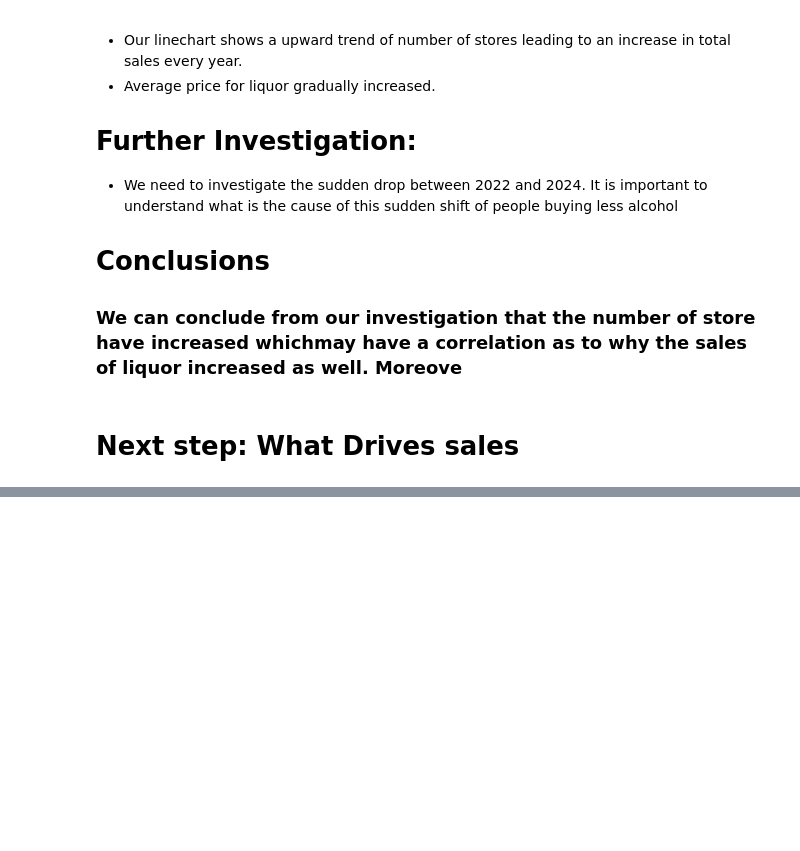
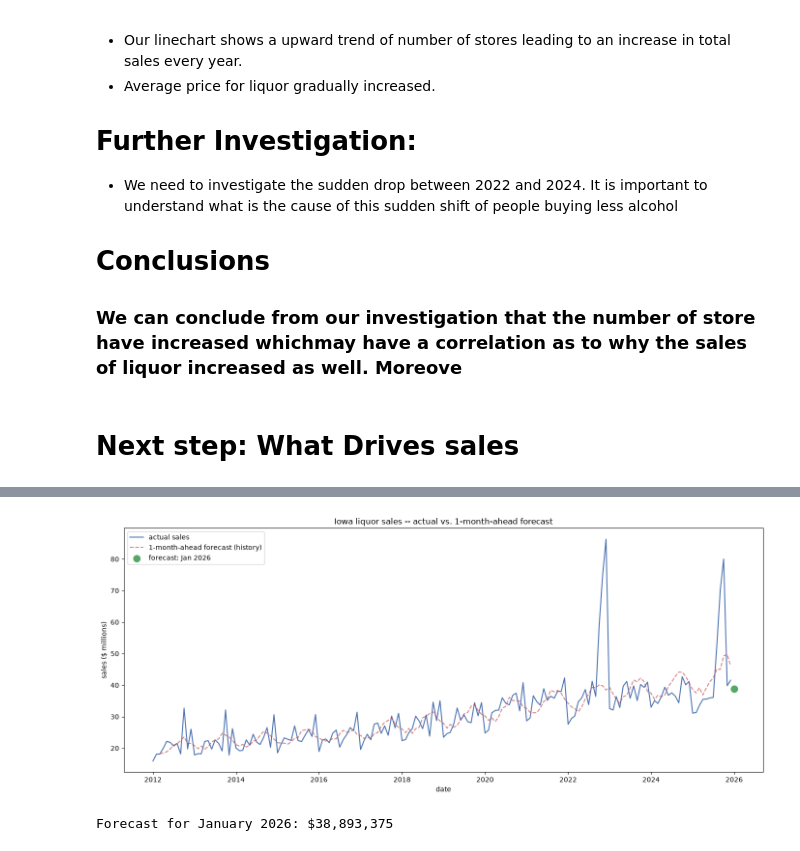
Before and after one commit to Madlenate/Iowa_Alcohol_sales_prediciton, a Jupyter notebook: Project_1_analysis.ipynb, the cells around one changed output, grey strips where cells are left out. Drawn from its saved outputs; the diff is of its cells as text; code cells hidden in the pictures; blank space fills up the shorter version.

```diff
--- a/Project_1_analysis.ipynb
+++ b/Project_1_analysis.ipynb
@@ -937,0 +1013,20 @@ print(f"\nCross-validated accuracy: {cv_scores.mean():.3f} (+/- {cv_scores.std()
+# %%
+statewide_full = statewide_full.sort_values(["sale_year", "month"]).reset_index(drop=True)
+
+#Autoregressive: Meaning we want to create something that will allow the machine to momentum to go to the next motnh's residual
+statewide_full["residual_lag1"] = statewide_full["residual"].shift(1) #by shifting the residual by one row down it will teach the other rows
+
+#Growth rates instead of levels "is this month up or down"
+# has predictive power, not the raw store count itself
+statewide_full["n_stores_lag1"] = statewide_full["n_stores"].shift(1)
+statewide_full["price_lag1"] = statewide_full["avg_price_per_bottle"].shift(1)
+statewide_full["n_vendors_lag1"] = statewide_full["n_vendors"].shift(1)
+statewide_full["overall_homeless_lag1"] = statewide_full["overall_homeless"].shift(1)
+statewide_full["post_2023_lag1"] = statewide_full["post_2023_spirits_expansion"].shift(1)
+
+# Simpler way of getting months instead of using dummies
+statewide_full["month_sin"] = np.sin(2 * np.pi * statewide_full["month"] / 12)
+statewide_full["month_cos"] = np.cos(2 * np.pi * statewide_full["month"] / 12)
+
+#shifts one down or to teach the model what we wan't to forecast
+statewide_full["log_dollars_next"] = statewide_full["log_dollars"].shift(-1)
@@ -937,0 +1088,52 @@ print(f"\nCross-validated accuracy: {cv_scores.mean():.3f} (+/- {cv_scores.std()
+# %%
+# Convert back to dollars for a readable y-axis
+plot_hist = statewide_full.dropna(subset=["forecast_next"]).copy()
+plot_hist["date"] = pd.to_datetime(dict(year=plot_hist["sale_year"], month=plot_hist["month"], day=1))
+plot_hist["forecast_date"] = plot_hist["date"] + pd.DateOffset(months=1)  # forecast_next predicts the FOLLOWING month
+plot_hist["actual_dollars"] = np.expm1(plot_hist["log_dollars"])
+plot_hist["forecast_dollars"] = np.expm1(plot_hist["forecast_next"])
+
+full_actual = statewide_full.copy()
+full_actual["date"] = pd.to_datetime(dict(year=full_actual["sale_year"], month=full_actual["month"], day=1))
+full_actual["actual_dollars"] = np.expm1(full_actual["log_dollars"])
+
+# Build the genuine out-of-sample row: the month right after your last observed month,
+# using only values already known as of the last row (its own residual, n_stores, price)
+last_row = statewide_full.iloc[-1]
+next_month = 1 if last_row["month"] == 12 else int(last_row["month"]) + 1
+next_year = int(last_row["sale_year"]) + (1 if last_row["month"] == 12 else 0)
+
+next_features = {
+    "time_index": last_row["time_index"] + 1,
+    "residual_lag1": last_row["residual"],
+    "n_stores_lag1": last_row["n_stores"],
+    "price_lag1": last_row["avg_price_per_bottle"],
+    # UPDATED: cyclical month encoding for the forecasted month -- matches the
+    # month_sin/month_cos swap made above (replaces the old sf_month_dummies loop)
+    "month_sin": np.sin(2 * np.pi * next_month / 12),
+    "month_cos": np.cos(2 * np.pi * next_month / 12),
+}
+
+next_X = pd.DataFrame([next_features])[forecast_cols + seasonal_cols]  # UPDATED: seasonal_cols instead of list(sf_month_dummies.columns)
+next_forecast_dollars = np.expm1(forecast_model.predict(next_X)[0])
+next_date = pd.Timestamp(year=next_year, month=next_month, day=1)
+
+# Plot
+fig, ax = plt.subplots(figsize=(14, 6))
+ax.plot(full_actual["date"], full_actual["actual_dollars"] / 1_000_000, label="actual sales", color="#4C72B0")
+ax.plot(plot_hist["forecast_date"], plot_hist["forecast_dollars"] / 1_000_000,
+        label="1-month-ahead forecast (history)", color="#C44E52", linestyle="--", alpha=0.7)
+ax.scatter([next_date], [next_forecast_dollars / 1_000_000], color="#55A868", s=100, zorder=5,
+           label=f"forecast: {next_date:%b %Y}")
+
+ax.set_title("Iowa liquor sales -- actual vs. 1-month-ahead forecast")
+ax.set_xlabel("date")
+ax.set_ylabel("sales ($ millions)")
+ax.legend(loc="upper left")
+plt.tight_layout()
+plt.show()
+
+print(f"Forecast for {next_date:%B %Y}: ${next_forecast_dollars:,.0f}")
+# %% [output]
+[figure, added]
+Forecast for January 2026: $38,893,375
```
Also changed, not shown: parts of 14 cells of this notebook.
